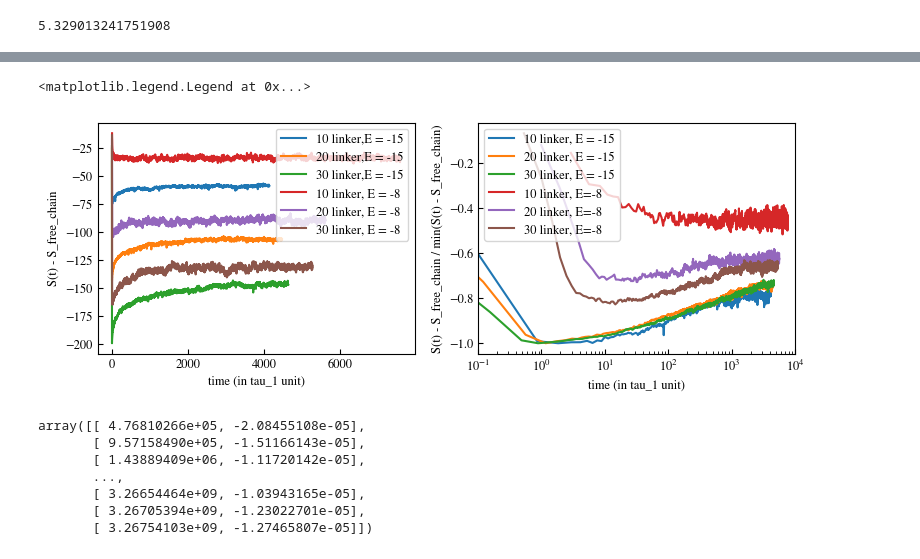
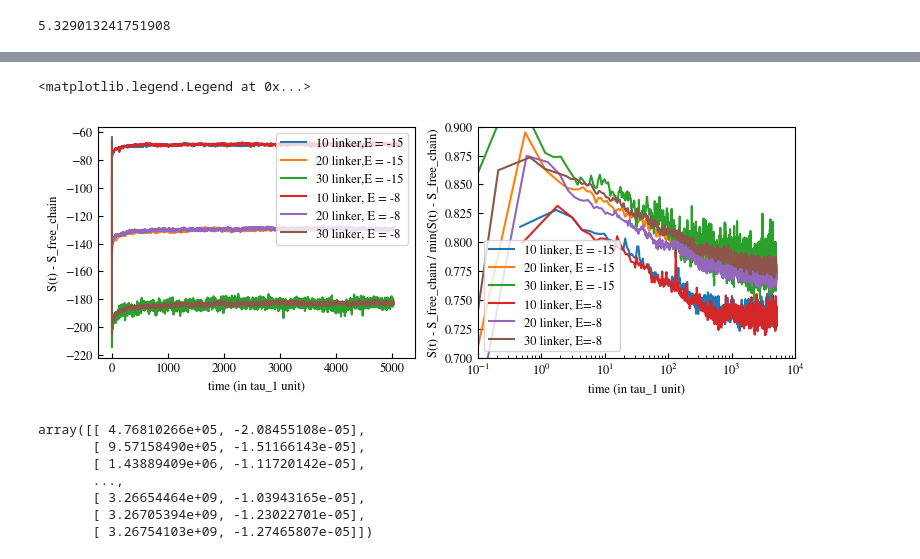
Before and after one commit to cachetdaspirine/Evolution_of_the_Entropy, a Jupyter notebook: Time_Evolution_Entropy copy.ipynb, the cells around one changed output, grey strips where cells are left out. Drawn from its saved outputs; the diff is of its cells as text; code cells hidden in the pictures.

```diff
--- a/Time_Evolution_Entropy copy.ipynb
+++ b/Time_Evolution_Entropy copy.ipynb
@@ -9,6 +9,8 @@ import sys
 
 sys.path.append('/home/hcleroy/PostDoc/aging_condensates/Simulation/Gillespie/Analysis/')
 sys.path.append('/home/hugo/PostDoc/aging_condensates/Gillespie/Analysis/')
+import ToolBox
+importlib.reload(ToolBox)
 from ToolBox import *
 
 sys.path.append('/home/hcleroy/Extra_Module_py')
@@ -16,6 +18,7 @@ sys.path.append('/home/hugo/Extra_Module_py')
 import formated_matplotlib
 
 Ec = lambda L,N : 3/2*np.log(L/N* np.pi/3)
+MaxEnt = lambda N,L : 1.5* (N-1) * (np.log(3/(2*np.pi*L/N)) -1)
 # %%
 # gillespie parameter
 Nlinker = 2
@@ -138,3 +145,6 @@ ST30 = average_simulations(args,step_tot,compute_steps)
 #np.save("Res/10_20_30_linkers/10_linker.npy",ST10)
 #np.save("Res/10_20_30_linkers/20_linker.npy",ST20)
 #np.save("Res/10_20_30_linkers/30_linker.npy",ST30)
+ST10 = np.load("Res/10_20_30_linkers/10_linker.npy")
+ST20 = np.load("Res/10_20_30_linkers/20_linker.npy")
+ST30 = np.load("Res/10_20_30_linkers/30_linker.npy")
@@ -221,36 +240,41 @@ ST30_b = average_simulations(args,step_tot,compute_steps)
 #np.save("Res/E_8_15/10_linker.npy",ST10_b)
 #np.save("Res/E_8_15/20_linker.npy",ST20_b)
 #np.save("Res/E_8_15/30_linker.npy",ST30_b)
+
+ST10_b = np.load("Res/E_8_15/10_linker.npy")
+ST20_b = np.load("Res/E_8_15/20_linker.npy")
+ST30_b = np.load("Res/E_8_15/30_linker.npy")
 # %%
 fig, ax = plt.subplots(ncols=2,figsize=(9,3))
 ax[0].plot(ST10[:,0],ST10[:,1],label='10 linker,E = -15')#/abs(min(ST10[:,1]))
 ax[0].plot(ST20[:,0],ST20[:,1],label='20 linker,E = -15')#/abs(min(ST20[:,1]))
 ax[0].plot(ST30[:,0],ST30[:,1],label='30 linker,E = -15')#/abs(min(ST30[:,1]))
-ax[1].plot(ST10[:,0],ST10[:,1]/abs(min(ST10[:,1])),label='10 linker, E = -15')
-ax[1].plot(ST20[:,0],ST20[:,1]/abs(min(ST20[:,1])),label='20 linker, E = -15')
-ax[1].plot(ST30[:,0],ST30[:,1]/abs(min(ST30[:,1])),label='30 linker, E = -15')
+ax[1].plot(ST10[:,0],ST10[:,1]/MaxEnt(11,10**3),label='10 linker, E = -15')
+ax[1].plot(ST20[:,0],ST20[:,1]/MaxEnt(21,10**3),label='20 linker, E = -15')
+ax[1].plot(ST30[:,0],ST30[:,1]/MaxEnt(31,10**3),label='30 linker, E = -15')
 
 
 
 ax[0].plot(ST10_b[:,0],ST10_b[:,1],label='10 linker, E = -8')#/abs(min(ST10[:,1]))
 ax[0].plot(ST20_b[:,0],ST20_b[:,1],label='20 linker, E = -8')#/abs(min(ST20[:,1]))
 ax[0].plot(ST30_b[:,0],ST30_b[:,1],label='30 linker, E = -8')#/abs(min(ST30[:,1]))
-ax[1].plot(ST10_b[:,0],ST10_b[:,1]/abs(min(ST10[:,1])),label='10 linker, E=-8')
-ax[1].plot(ST20_b[:,0],ST20_b[:,1]/abs(min(ST20[:,1])),label='20 linker, E=-8')
-ax[1].plot(ST30_b[:,0],ST30_b[:,1]/abs(min(ST30[:,1])),label='30 linker, E=-8')
+ax[1].plot(ST10_b[:,0],ST10_b[:,1]/MaxEnt(11,10**3),label='10 linker, E=-8')
+ax[1].plot(ST20_b[:,0],ST20_b[:,1]/MaxEnt(21,10**3),label='20 linker, E=-8')
+ax[1].plot(ST30_b[:,0],ST30_b[:,1]/MaxEnt(31,10**3),label='30 linker, E=-8')
 
 ax[0].set_xlabel('time (in tau_1 unit)')
 ax[0].set_ylabel('S(t) - S_free_chain')
 ax[1].set_xlabel('time (in tau_1 unit)')
 ax[1].set_ylabel('S(t) - S_free_chain / min(S(t) - S_free_chain)')
 ax[1].set_xscale('log')
 ax[1].set_xlim(0.1,10**4)
+ax[1].set_ylim(0.7,0.9)
 ax[0].legend(loc=1)
 ax[1].legend()
 #fig.savefig('Res/E_8_15/Entropy_timeevolution_vs_Nlinker.svg',transparent=True,bbox_inches= 'tight')
 # %% [output]
 <matplotlib.legend.Legend at 0x...>
-[figure, old version]
+[figure, new version]
 # %%
 # import files from the big simulations :
 ell_tot = 10**3
```
Also changed, not shown: parts of 21 cells of this notebook, 1 other file.
